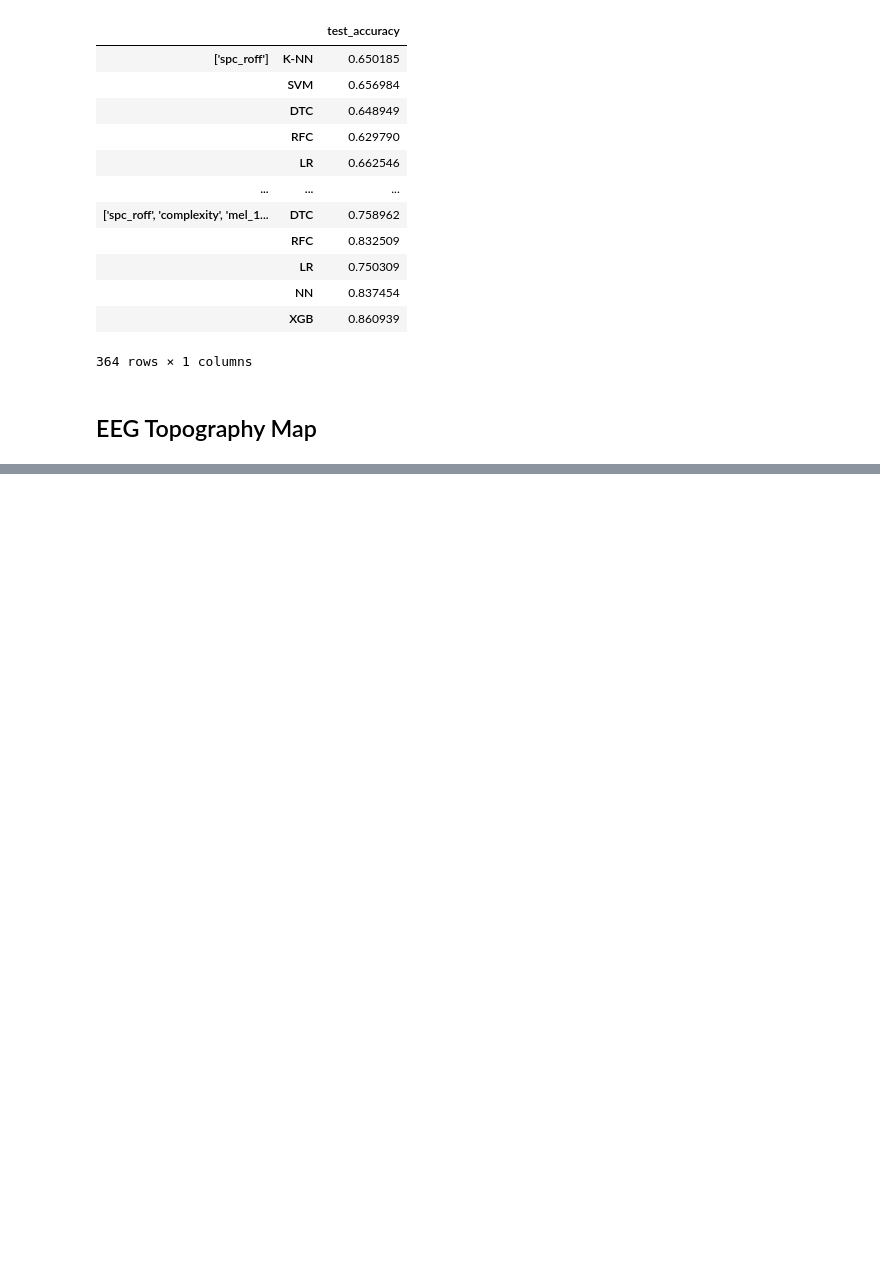
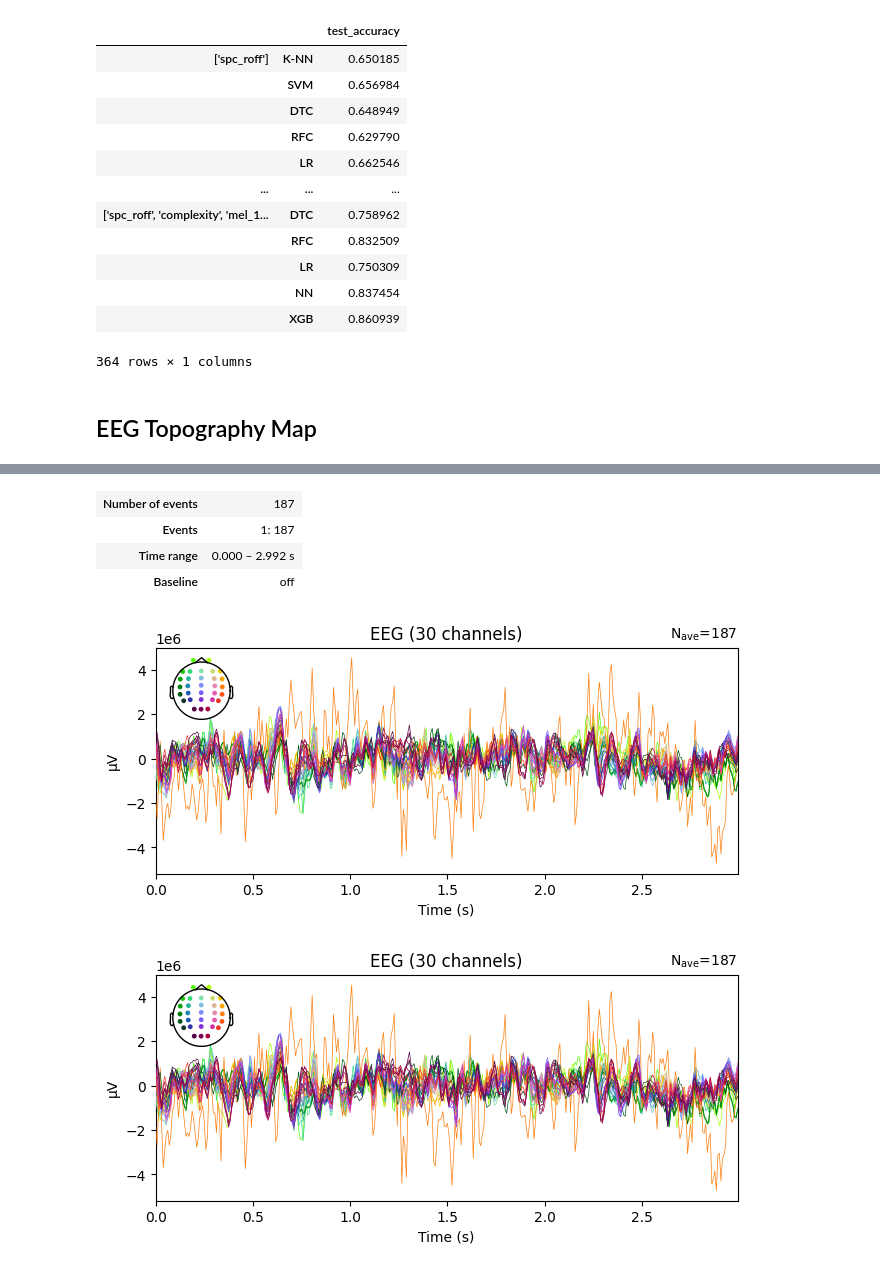
Before and after one commit to KemalcanKucuk/eeg-attention, a Jupyter notebook: visualization.ipynb, the cells around one changed output, grey strips where cells are left out. Saved outputs shown, nothing was run; the diff lists cells and outputs as text; code cells hidden in the pictures; blank space fills up the shorter version.

```diff
--- a/visualization.ipynb
+++ b/visualization.ipynb
@@ -129,0 +162,31 @@ utils.incremental_training(dataset, channel_list=constants.SELECTED_CHANNELS, fe
+# %%
+dataset_path = 'data/drowsiness-dataset.mat' # changed to relative path
+data_dict = scipy.io.loadmat(dataset_path)
+#subjects = list(data_dict["subindex"])
+states = [i[0] for i in data_dict["substate"]]
+subject = [i[0] for i in data_dict["subindex"]]
+eeg = data_dict["EEGsample"]
+sr = 128
+# %%
+subject_idx = {1: [0, 187],
+               2: [188, 319],
+               3: [320, 470],
+               4: [471, 617],
+               5: [618, 841],
+               6: [842, 1007],
+               7: [1008, 1109],
+               8: [1110, 1373],
+               9: [1374, 1687],
+               10: [1688, 1795],
+               11: [1796, 2021]}
+
+eeg_by_sub = {}
+for sub in subject_idx:
+    eeg_by_sub[sub] = eeg[subject_idx[sub][0]:subject_idx[sub][1], :, :]
+# %%
+info = mne.create_info(
+    ch_names = constants.ALL_CHANNELS,
+    ch_types = ['eeg']*len(constants.ALL_CHANNELS),
+    sfreq=sr
+)
+info.set_montage('standard_1020')
@@ -129,0 +208,3 @@ utils.incremental_training(dataset, channel_list=constants.SELECTED_CHANNELS, fe
+# %%
+epochs = mne.EpochsArray(eeg, info)
+epochs_sub1 = mne.EpochsArray(eeg_by_sub[1], info)
@@ -129,0 +220,12 @@ utils.incremental_training(dataset, channel_list=constants.SELECTED_CHANNELS, fe
+# %%
+epochs_sub1
+# %% [output]
+| Number of events | 187 |
+| Events | 1: 187 |
+| Time range | 0.000 – 2.992 s |
+| Baseline | off |
+# %%
+epochs_sub1.average().plot()
+# %% [output]
+[figure, added]
+[figure, added]
```
Also changed, not shown: parts of 14 cells of this notebook, 1 other file.
